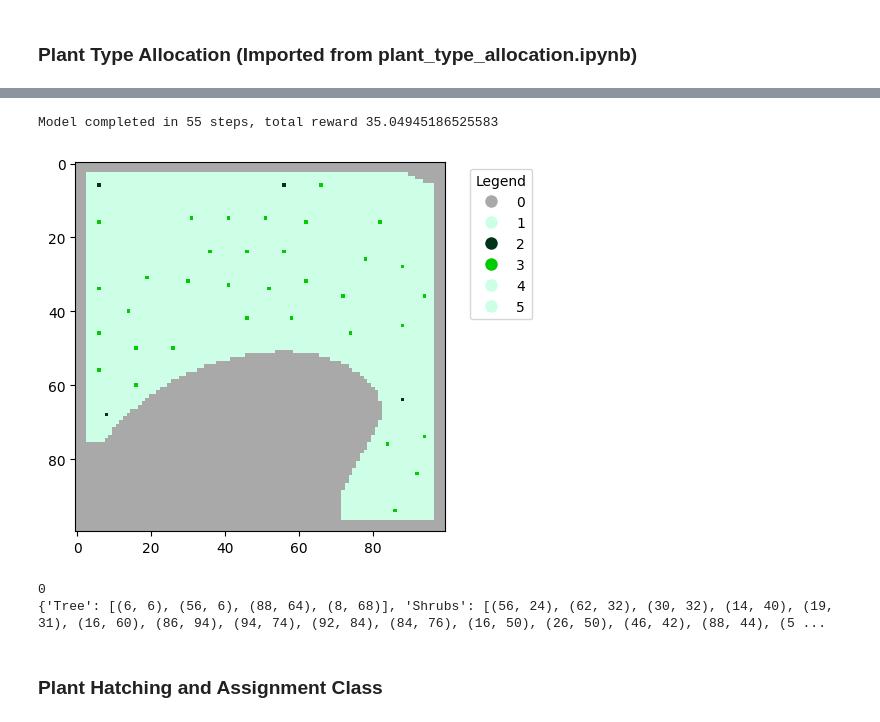
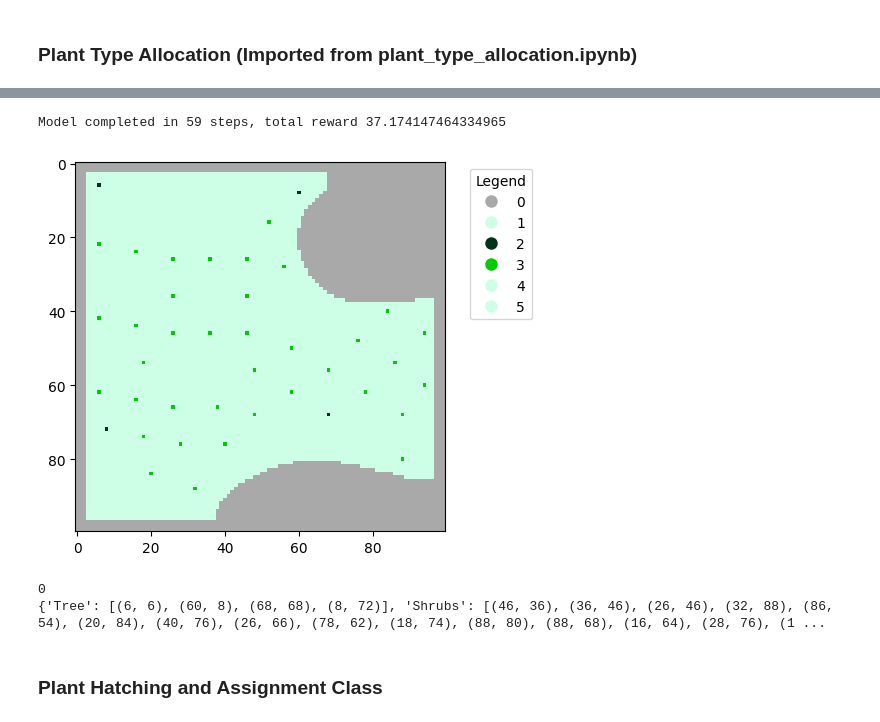
Before and after one commit to Jaywhisker/HDB_Planters, a Jupyter notebook: hdb-spatial-placement/notebooks/plant_hatching.ipynb, the cells around one changed output, grey strips where cells are left out. Cells and saved outputs as stored; diff of their text form; code cells hidden in the pictures.

```diff
--- a/hdb-spatial-placement/notebooks/plant_hatching.ipynb
+++ b/hdb-spatial-placement/notebooks/plant_hatching.ipynb
@@ -588,15 +593,15 @@ def eval_model(model:PPO, eval_env, show_results:bool=True, return_results:bool=
     if return_results:
         return eval_env.retrieve_results()
 # %%
-eval_env = plantTypeAllocationEnv(1.25, 0, 2)
+eval_env = plantTypeAllocationEnv(1.25, 0, 6)
 theme1, grid1, coordinates1 = eval_model(model, eval_env)
 print(theme1)
 print(coordinates1)
 # %% [output]
-Model completed in 55 steps, total reward 35.04945186525583
+Model completed in 59 steps, total reward 37.174147464334965
-[figure, old version]
+[figure, new version]
 0
-{'Tree': [(6, 6), (56, 6), (88, 64), (8, 68)], 'Shrubs': [(56, 24), (62, 32), (30, 32), (14, 40), (19, 31), (16, 60), (86, 94), (94, 74), (92, 84), (84, 76), (16, 50), (26, 50), (46, 42), (88, 44), (5 ...
+{'Tree': [(6, 6), (60, 8), (68, 68), (8, 72)], 'Shrubs': [(46, 36), (36, 46), (26, 46), (32, 88), (86, 54), (20, 84), (40, 76), (26, 66), (78, 62), (18, 74), (88, 80), (88, 68), (16, 64), (28, 76), (1 ...
 # %% [markdown]
 ### Plant Hatching and Assignment Class
 # %%
```
Also changed, not shown: parts of 4 cells of this notebook.
